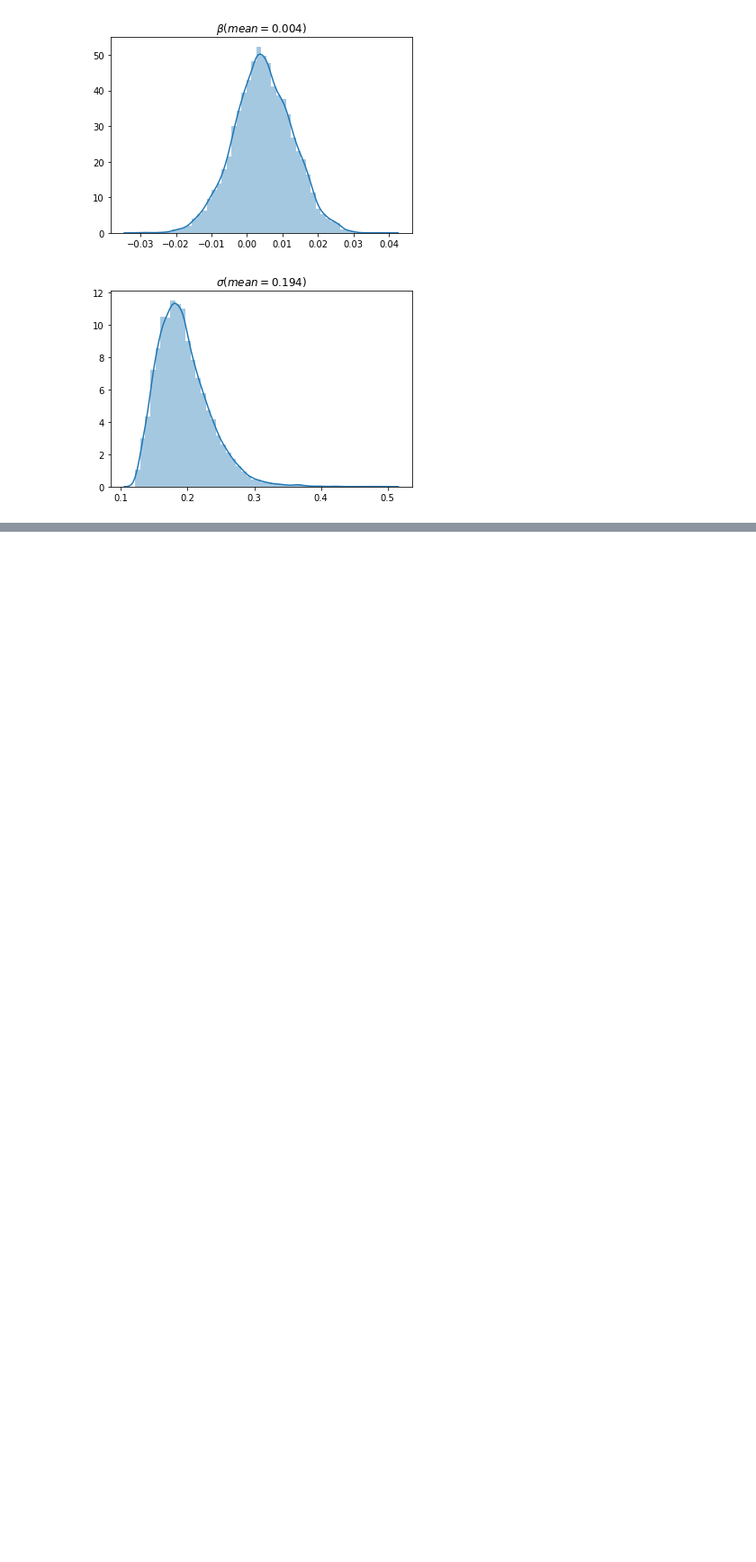
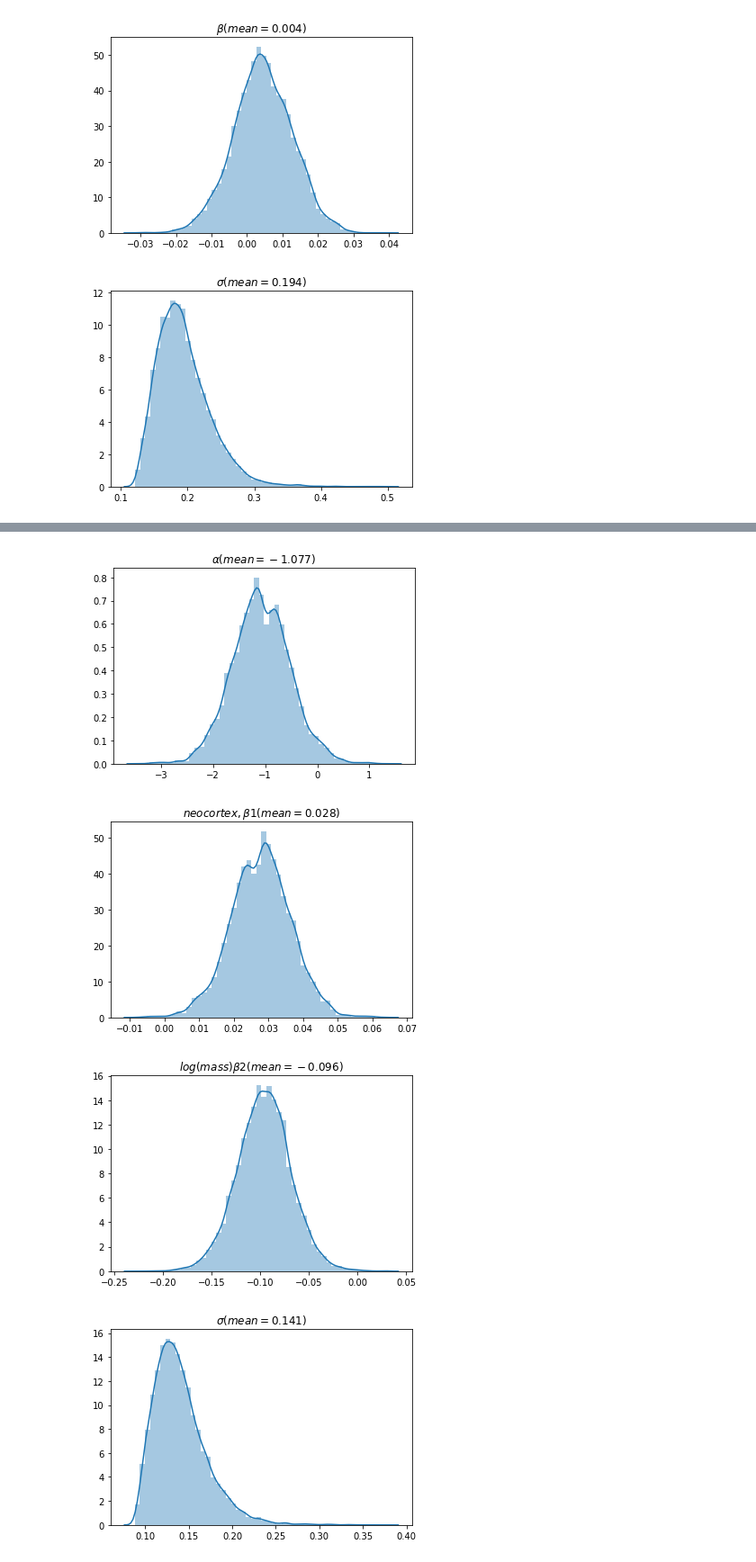
Before and after one commit to nickb-/tensorflow-probability-100days, a Jupyter notebook: notebooks/tfp_day14_NUTS.ipynb, the cells around one changed output, grey strips where cells are left out. Shown at 90% size. Drawn from its saved outputs; the diff is of its cells as text; code cells hidden in the pictures; blank space fills up the shorter version.

```diff
--- a/notebooks/tfp_day14_NUTS.ipynb
+++ b/notebooks/tfp_day14_NUTS.ipynb
@@ -304,0 +370,72 @@ I need to spend some time digging into this more. But, will leave this for today
+# %%
+reset_sess()
+
+def joint_log_prob(mass, neocortex, calories, alpha, beta1, beta2, sigma):
+  """
+  Model the relationship between energy content and percentage of the
+  brain which is neocortex.
+  """
+
+  prior_alpha = tfd.Normal(0., 100.)
+  prior_beta1 = tfd.Normal(0., 1.)
+  prior_beta2 = tfd.Normal(0., 1.)
+  prior_sigma = tfd.Uniform(0., 1.)
+
+  mu = alpha + beta1 * neocortex + beta2 * mass
+  rv_calories = tfd.Normal(loc = mu, scale = sigma)
+
+  log_lik = (
+      prior_alpha.log_prob(alpha) +
+      prior_beta1.log_prob(beta1) +
+      prior_beta2.log_prob(beta2) +
+      prior_sigma.log_prob(sigma) +
+      tf.reduce_sum(rv_calories.log_prob(calories))
+  )
+
+  return log_lik
+
+def unnormalised_posterior(alpha, beta1, beta2, sigma):
+  return joint_log_prob(mass, neocortex, calories, alpha, beta1, beta2, sigma)
+
+# data prep
+# Log and scale the mass
+# milk_scaled['mass'] = [np.log(x) for x in milk.mass]
+# mu, sigma = [np.mean(milk_scaled.mass), np.std(milk_scaled.mass)]
+# milk_scaled['mass'] = [(x - mu) / sigma for x in milk_scaled.mass]
+
+# setup variables
+# NOTE: the dtype declarations are necessary, otherwise it throws
+#       a datatype error
+[mass, neocortex, calories] = [
+    tf.convert_to_tensor(np.log(milk['mass'].values), dtype=np.float32),
+    tf.convert_to_tensor(milk['neocortex.perc'].values, dtype=np.float32),
+    tf.convert_to_tensor(milk['kcal.per.g'].values, dtype=np.float32)
+]
+
+# run our chain
+[alpha_, beta1_, beta2_, sigma_] = run_chain_xla(
+    construct_nuts(unnormalised_posterior, adaptation_steps = 5000, nparams=4),
+    inits = [0.01, 0.01, 0.01, 0.5],
+    iters = [20000, 10000]
+)
+
+sns.distplot(alpha_, label = "posterior")
+plt.title("$\\alpha (mean = {:.3f})$".format(np.mean(alpha_)))
+plt.show()
+
+sns.distplot(beta1_, label = "posterior")
+plt.title("$neocortex, \\beta1 (mean = {:.3f})$".format(np.mean(beta1_)))
+plt.show()
+
+sns.distplot(beta2_, label = "posterior")
+plt.title("$log(mass) \\beta2 (mean = {:.3f})$".format(np.mean(beta2_)))
+plt.show()
+
+sns.distplot(sigma_, label = "posterior")
+plt.title("$\\sigma (mean = {:.3f})$".format(np.mean(sigma_)))
+plt.show()
+# %% [output]
+[figure, added]
+[figure, added]
+[figure, added]
+[figure, added]
```
Also changed, not shown: parts of 5 cells of this notebook.
